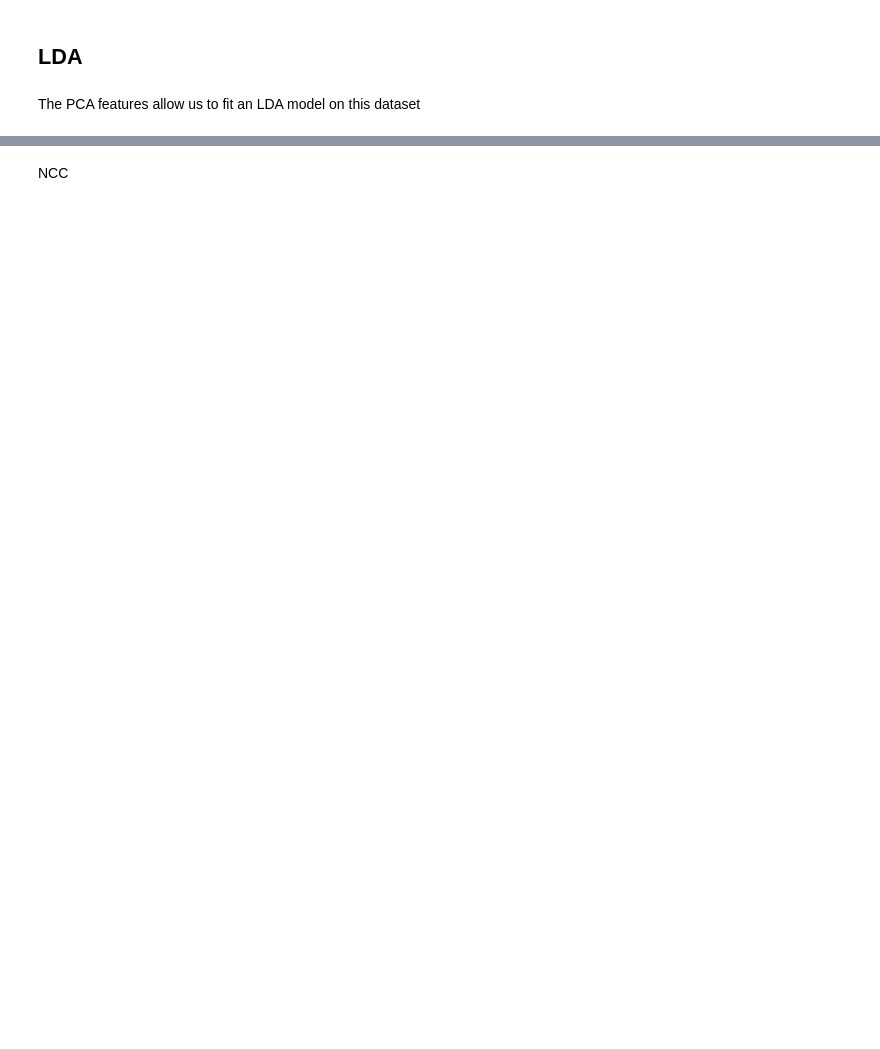
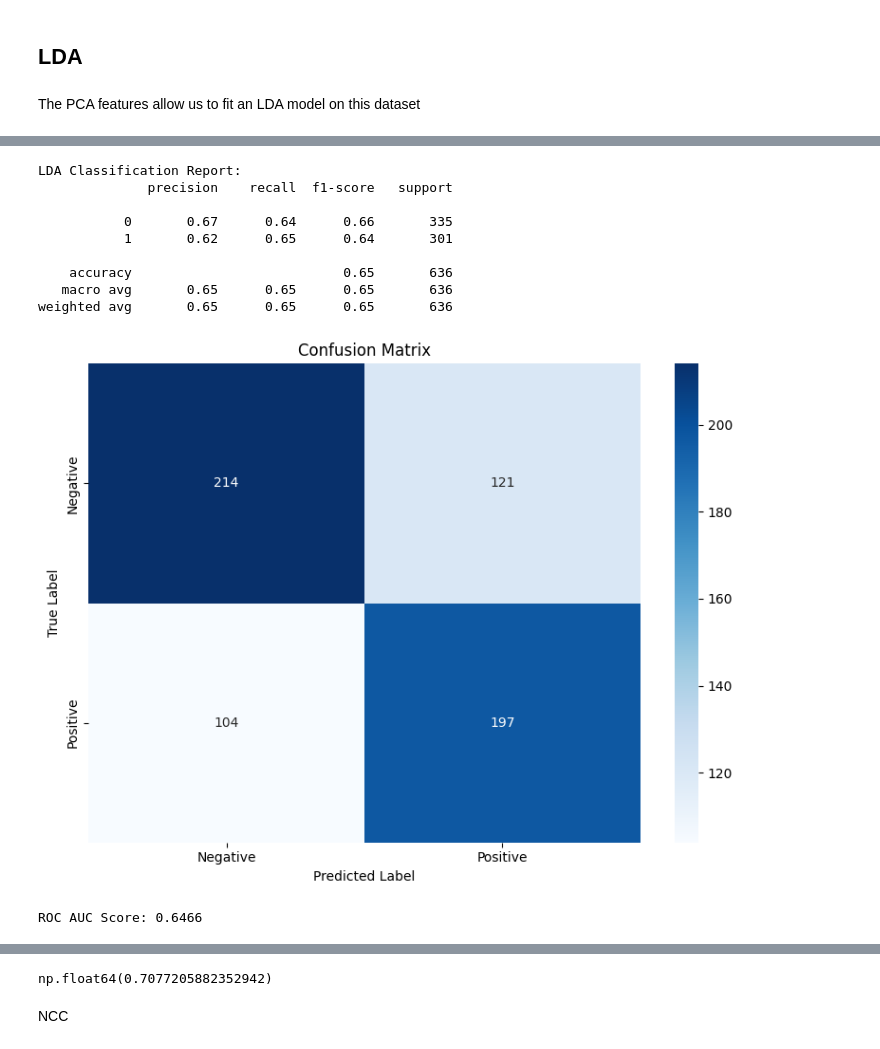
Before and after one commit to gumran/bciproj, a Jupyter notebook: main.ipynb, the cells around one changed output, grey strips where cells are left out. Cells and saved outputs as stored; diff of their text form; code cells hidden in the pictures; blank space fills up the shorter version.

```diff
--- a/main.ipynb
+++ b/main.ipynb
@@ -395,0 +489,53 @@ ROC AUC Score: 0.6162
+# %%
+# Create an LDA model
+rlda = LDA(solver='lsqr', shrinkage=0.5)
+rlda.fit(X_train_pca, y_train)
+
+X_test_scaled = scaler.transform(X_test)
+X_test_pca = pca.transform(X_test_scaled)
+y_pred_lda = rlda.predict(X_test_pca)
+
+# Print metrics
+print("LDA Classification Report:")
+print(classification_report(y_test, y_pred_lda))
+
+# Create confusion matrix display
+conf_matrix = confusion_matrix(y_test, y_pred_lda)
+plt.figure(figsize=(8, 6))
+sns.heatmap(conf_matrix, annot=True, fmt='d', cmap='Blues',
+            xticklabels=['Negative', 'Positive'],
+            yticklabels=['Negative', 'Positive'])
+plt.xlabel('Predicted Label')
+plt.ylabel('True Label')
+plt.title('Confusion Matrix')
+plt.tight_layout()
+plt.show()
+
+# ROC AUC for LDA:
+roc_auc_score_value = roc_auc_score(y_test, y_pred_lda)
+print(f"ROC AUC Score: {roc_auc_score_value:.4f}")
+
+# Plot ROC curve
+fpr, tpr, thresholds = roc_curve(y_test, y_pred_lda)
+plt.figure(figsize=(8, 6))
+plt.plot(fpr, tpr, color='blue', label='ROC curve (area = %0.2f)' % roc_auc_score_value)
+plt.plot([0, 1], [0, 1], color='red', linestyle='--')
+plt.xlim([0.0, 1.0])
+plt.ylim([0.0, 1.05])
+plt.xlabel('False Positive Rate')
+plt.ylabel('True Positive Rate')
+plt.title('Receiver Operating Characteristic')
+plt.legend(loc='lower right')
+plt.show()
+# %% [output]
+LDA Classification Report:
+              precision    recall  f1-score   support
+
+           0       0.67      0.64      0.66       335
+           1       0.62      0.65      0.64       301
+
+    accuracy                           0.65       636
+   macro avg       0.65      0.65      0.65       636
+weighted avg       0.65      0.65      0.65       636
+[figure, added]
+ROC AUC Score: 0.6466
@@ -396,3 +543,7 @@ ROC AUC Score: 0.6162
+# %%
+all_labels.sum() / len(all_labels) # 0.5
+# %% [output]
+np.float64(0.7077205882352942)
 # %% [markdown]
 NCC
 # %%
```
Also changed, not shown: parts of 14 cells of this notebook, 2 other files.
